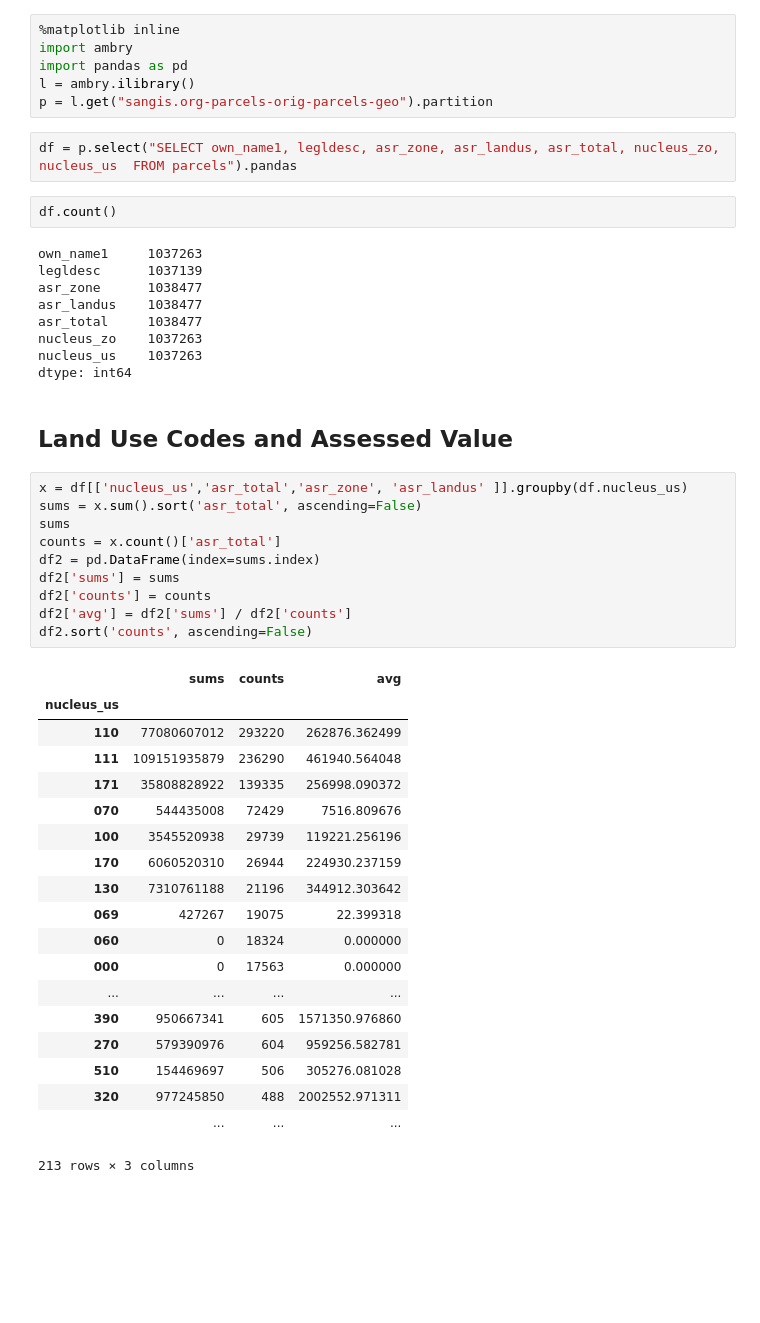
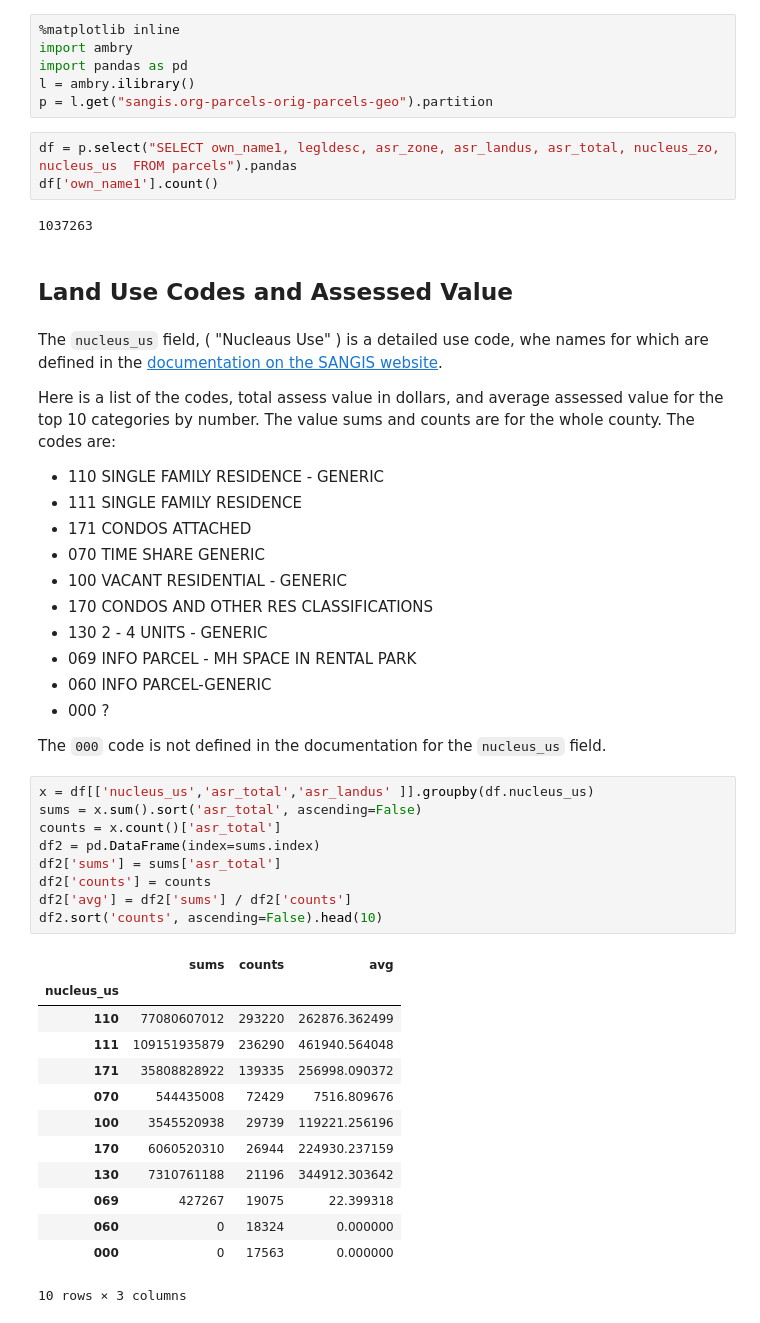
Before and after one commit to holagonzalo/notebooks, a Jupyter notebook: landuse/Parcels.ipynb, the cells around one changed output. Cells and saved outputs as stored; diff of their text form; blank space fills up the shorter version.

```diff
--- a/landuse/Parcels.ipynb
+++ b/landuse/Parcels.ipynb
@@ -29,46 +29,48 @@ l = ambry.ilibrary()
 p = l.get("sangis.org-parcels-orig-parcels-geo").partition
 # %%
 df = p.select("SELECT own_name1, legldesc, asr_zone, asr_landus, asr_total, nucleus_zo, nucleus_us  FROM parcels").pandas
+df['own_name1'].count()
+# %% [output]
+1037263
-# %%
-df.count()
-# %% [output]
-own_name1     1037263
-legldesc      1037139
-asr_zone      1038477
-asr_landus    1038477
-asr_total     1038477
-nucleus_zo    1037263
-nucleus_us    1037263
-dtype: int64
 # %% [markdown]
 ## Land Use Codes and Assessed Value
+# %% [markdown]
+The `nucleus_us` field, ( "Nucleaus Use" ) is a detailed use code, whe names for which are defined in  the [documentation on the SANGIS website](http://rdw.sandag.org/file_store/Parcel/Parcels.pdf).
+
+Here is a list of the codes, total assess value in dollars, and average assessed value for the top 10 categories by  number. The value sums and counts are for the whole county. The codes are:
+
+* 110 SINGLE FAMILY RESIDENCE - GENERIC
+* 111 SINGLE FAMILY RESIDENCE
+* 171 CONDOS ATTACHED
+* 070 TIME SHARE GENERIC
+* 100 VACANT RESIDENTIAL - GENERIC
+* 170 CONDOS AND OTHER RES CLASSIFICATIONS
+* 130 2 - 4 UNITS - GENERIC
+* 069 INFO PARCEL - MH SPACE IN RENTAL PARK
+* 060 INFO PARCEL-GENERIC
+* 000 ?
+
+The `000` code is not defined in the documentation for the `nucleus_us` field.
 # %%
-x = df[['nucleus_us','asr_total','asr_zone', 'asr_landus' ]].groupby(df.nucleus_us)
+x = df[['nucleus_us','asr_total','asr_landus' ]].groupby(df.nucleus_us)
 sums = x.sum().sort('asr_total', ascending=False)
-sums
 counts = x.count()['asr_total']
 df2 = pd.DataFrame(index=sums.index)
-df2['sums'] = sums
+df2['sums'] = sums['asr_total']
 df2['counts'] = counts
 df2['avg'] = df2['sums'] / df2['counts']
-df2.sort('counts', ascending=False)
+df2.sort('counts', ascending=False).head(10)
 # %% [output]
 |  | sums | counts | avg |
 | nucleus_us |  |  |  |
 | 110 | 77080607012 | 293220 | 262876.362499 |
 | 111 | 109151935879 | 236290 | 461940.564048 |
 | 171 | 35808828922 | 139335 | 256998.090372 |
 | 070 | 544435008 | 72429 | 7516.809676 |
 | 100 | 3545520938 | 29739 | 119221.256196 |
 | 170 | 6060520310 | 26944 | 224930.237159 |
 | 130 | 7310761188 | 21196 | 344912.303642 |
 | 069 | 427267 | 19075 | 22.399318 |
 | 060 | 0 | 18324 | 0.000000 |
 | 000 | 0 | 17563 | 0.000000 |
-| ... | ... | ... | ... |
-| 390 | 950667341 | 605 | 1571350.976860 |
-| 270 | 579390976 | 604 | 959256.582781 |
-| 510 | 154469697 | 506 | 305276.081028 |
-| 320 | 977245850 | 488 | 2002552.971311 |
-|  | ... | ... | ... |
-213 rows × 3 columns
+10 rows × 3 columns
```
Also changed, not shown: parts of 8 cells of this notebook, 2 other files.
